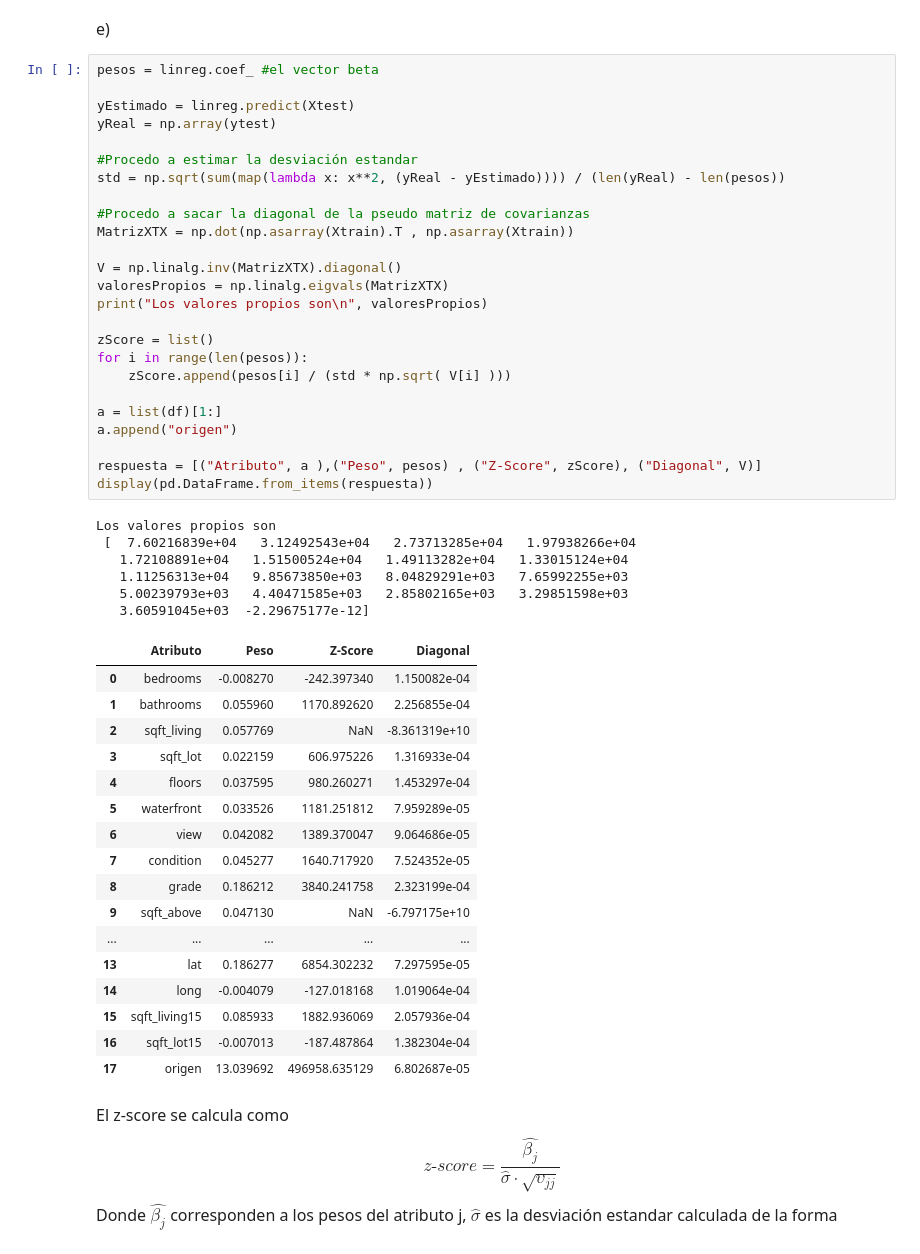
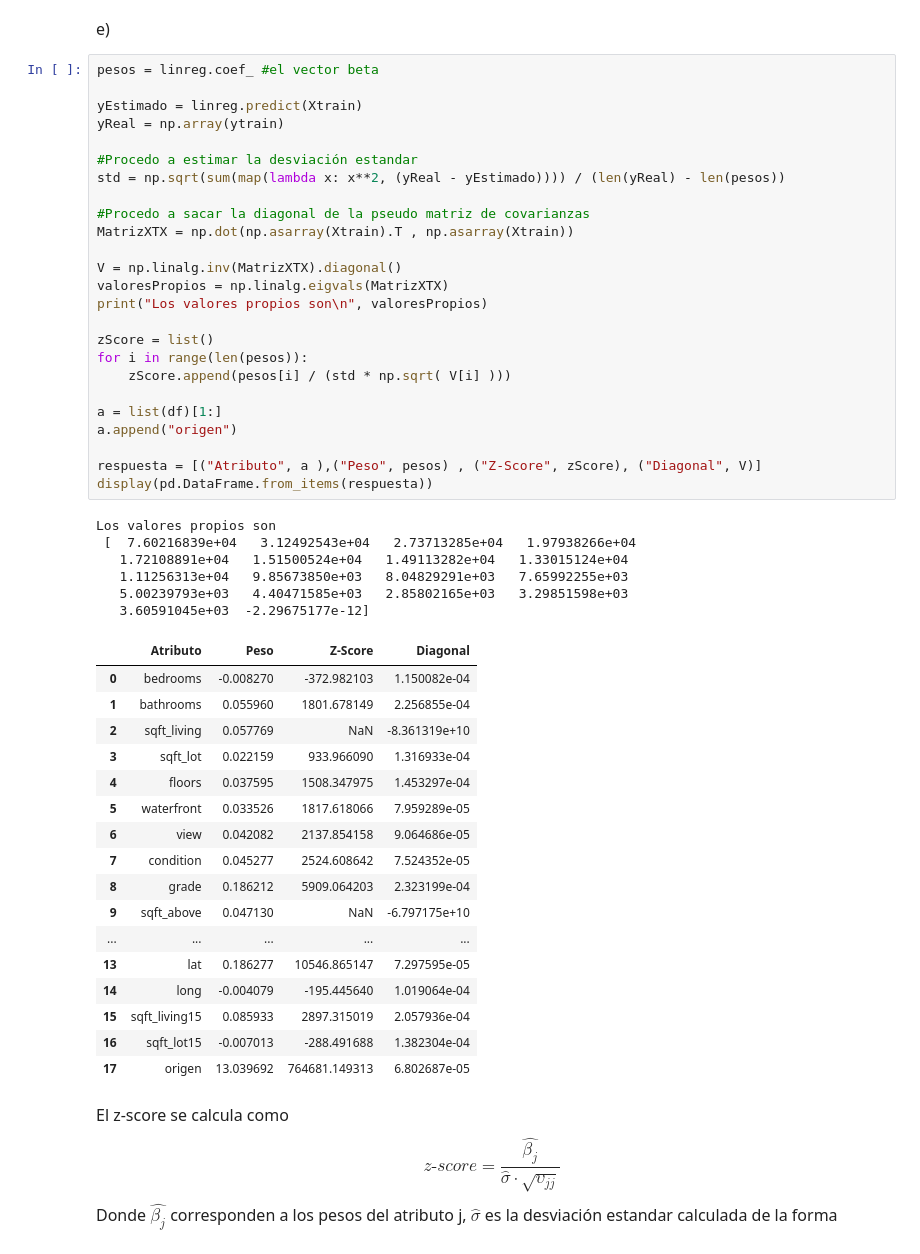
Before and after one commit to fco96/MA-T1, a Jupyter notebook: Tarea 1.ipynb, the cells around one changed output. Cells and saved outputs as stored; diff of their text form.

```diff
--- a/Tarea 1.ipynb
+++ b/Tarea 1.ipynb
@@ -136,52 +137,52 @@ e)
 # %%
 pesos = linreg.coef_ #el vector beta
 
-yEstimado = linreg.predict(Xtest)
-yReal = np.array(ytest)
+yEstimado = linreg.predict(Xtrain)
+yReal = np.array(ytrain)
 
 #Procedo a estimar la desviación estandar
 std = np.sqrt(sum(map(lambda x: x**2, (yReal - yEstimado)))) / (len(yReal) - len(pesos))
 
 #Procedo a sacar la diagonal de la pseudo matriz de covarianzas
 MatrizXTX = np.dot(np.asarray(Xtrain).T , np.asarray(Xtrain))
 
 V = np.linalg.inv(MatrizXTX).diagonal()
 valoresPropios = np.linalg.eigvals(MatrizXTX)
 print("Los valores propios son\n", valoresPropios)
 
 zScore = list()
 for i in range(len(pesos)):
     zScore.append(pesos[i] / (std * np.sqrt( V[i] )))
 
 a = list(df)[1:]
 a.append("origen")
 
 respuesta = [("Atributo", a ),("Peso", pesos) , ("Z-Score", zScore), ("Diagonal", V)]
 display(pd.DataFrame.from_items(respuesta))
 # %% [output]
 Los valores propios son
  [  7.60216839e+04   3.12492543e+04   2.73713285e+04   1.97938266e+04
    1.72108891e+04   1.51500524e+04   1.49113282e+04   1.33015124e+04
    1.11256313e+04   9.85673850e+03   8.04829291e+03   7.65992255e+03
    5.00239793e+03   4.40471585e+03   2.85802165e+03   3.29851598e+03
    3.60591045e+03  -2.29675177e-12]
 |  | Atributo | Peso | Z-Score | Diagonal |
-| 0 | bedrooms | -0.008270 | -242.397340 | 1.150082e-04 |
-| 1 | bathrooms | 0.055960 | 1170.892620 | 2.256855e-04 |
+| 0 | bedrooms | -0.008270 | -372.982103 | 1.150082e-04 |
+| 1 | bathrooms | 0.055960 | 1801.678149 | 2.256855e-04 |
 | 2 | sqft_living | 0.057769 | NaN | -8.361319e+10 |
-| 3 | sqft_lot | 0.022159 | 606.975226 | 1.316933e-04 |
-| 4 | floors | 0.037595 | 980.260271 | 1.453297e-04 |
-| 5 | waterfront | 0.033526 | 1181.251812 | 7.959289e-05 |
-| 6 | view | 0.042082 | 1389.370047 | 9.064686e-05 |
-| 7 | condition | 0.045277 | 1640.717920 | 7.524352e-05 |
-| 8 | grade | 0.186212 | 3840.241758 | 2.323199e-04 |
+| 3 | sqft_lot | 0.022159 | 933.966090 | 1.316933e-04 |
+| 4 | floors | 0.037595 | 1508.347975 | 1.453297e-04 |
+| 5 | waterfront | 0.033526 | 1817.618066 | 7.959289e-05 |
+| 6 | view | 0.042082 | 2137.854158 | 9.064686e-05 |
+| 7 | condition | 0.045277 | 2524.608642 | 7.524352e-05 |
+| 8 | grade | 0.186212 | 5909.064203 | 2.323199e-04 |
 | 9 | sqft_above | 0.047130 | NaN | -6.797175e+10 |
 | ... | ... | ... | ... | ... |
-| 13 | lat | 0.186277 | 6854.302232 | 7.297595e-05 |
-| 14 | long | -0.004079 | -127.018168 | 1.019064e-04 |
-| 15 | sqft_living15 | 0.085933 | 1882.936069 | 2.057936e-04 |
-| 16 | sqft_lot15 | -0.007013 | -187.487864 | 1.382304e-04 |
-| 17 | origen | 13.039692 | 496958.635129 | 6.802687e-05 |
+| 13 | lat | 0.186277 | 10546.865147 | 7.297595e-05 |
+| 14 | long | -0.004079 | -195.445640 | 1.019064e-04 |
+| 15 | sqft_living15 | 0.085933 | 2897.315019 | 2.057936e-04 |
+| 16 | sqft_lot15 | -0.007013 | -288.491688 | 1.382304e-04 |
+| 17 | origen | 13.039692 | 764681.149313 | 6.802687e-05 |
 # %% [markdown]
 <span style="font-size:12pt">
 El z-score se calcula como $$\textit{z-score} = \frac{\hat{\beta_j}}{\hat{\sigma} \cdot \sqrt{\upsilon_{jj}}}$$
```
Also changed, not shown: parts of 19 cells of this notebook.
